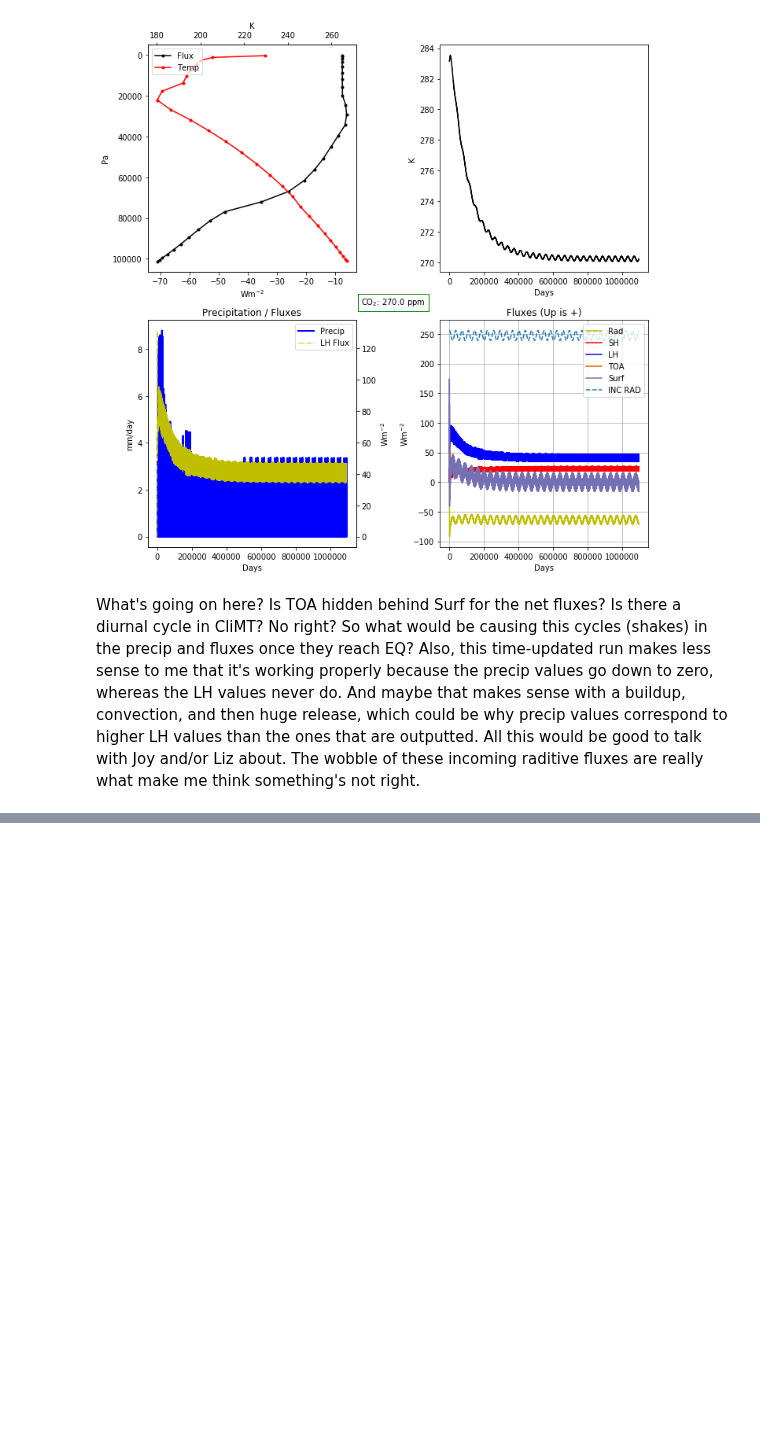
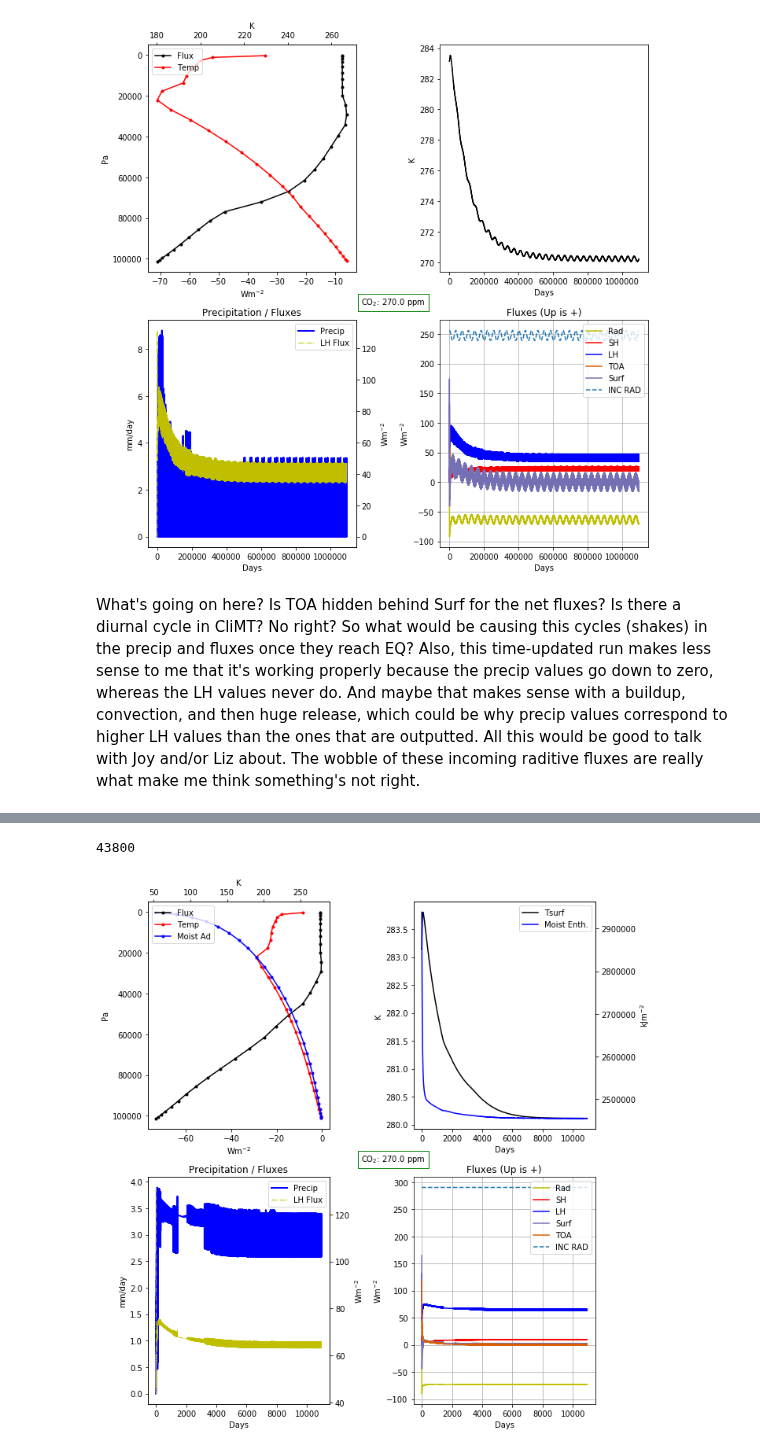
Before and after one commit to HaynesStephens/climproj, a Jupyter notebook: plot_time_series.ipynb, the cells around one changed output, grey strips where cells are left out. Cells and saved outputs as stored; diff of their text form; code cells hidden in the pictures; blank space fills up the shorter version.

```diff
--- a/plot_time_series.ipynb
+++ b/plot_time_series.ipynb
@@ -196,0 +204,5 @@ plot_time_series('test_a2_b1_c1_270i_939solar')
+# %%
+plot_time_series('test_a2_b1_c1_270i_939solar_usurf_noseason')
+# %% [output]
+43800
+[figure, added]
```
Also changed, not shown: parts of 9 cells of this notebook, 8 other files.
